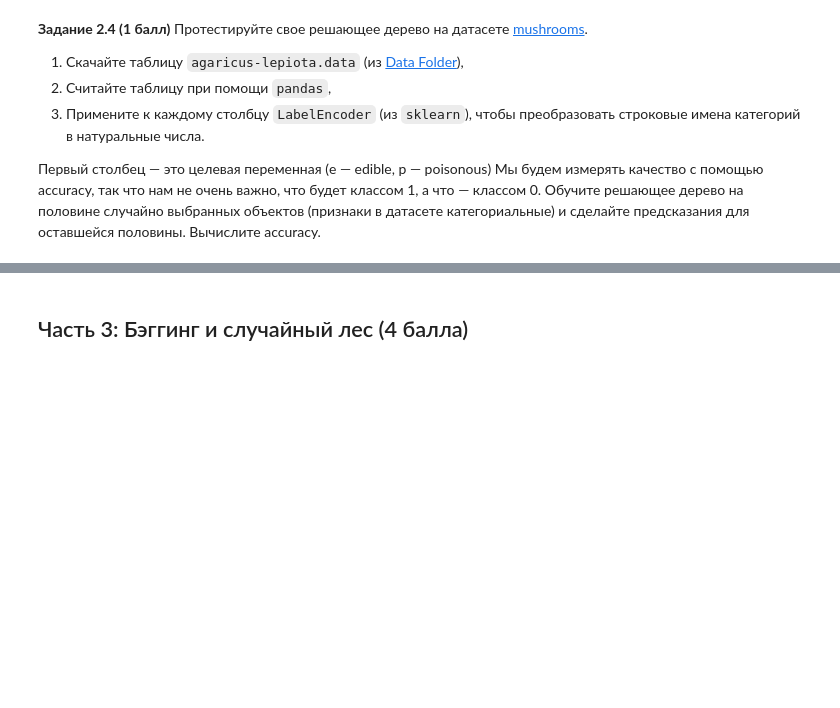
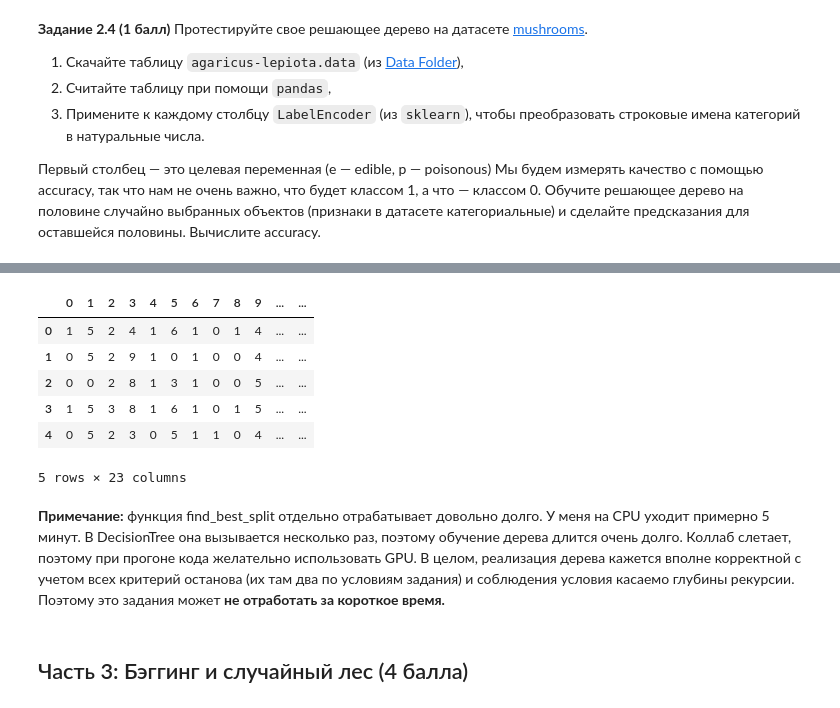
Before and after one commit to lapshinaaa/homework_machineLearning, a Jupyter notebook: hw07_trees_rf.ipynb, the cells around one changed output, grey strips where cells are left out. Cells and saved outputs as stored; diff of their text form; code cells hidden in the pictures; blank space fills up the shorter version.

Commit message:
add decision tree classifier

```diff
--- a/hw07_trees_rf.ipynb
+++ b/hw07_trees_rf.ipynb
@@ -464,0 +580,18 @@ class DecisionTree:
+# %%
+from sklearn.preprocessing import LabelEncoder
+# creating an instance of LabelEncoder
+label_encoder = LabelEncoder()
+
+# encoding the data:
+for column in data.columns:
+    data[column] = label_encoder.fit_transform(data[column])
+
+data.head()
+# %% [output]
+|  | 0 | 1 | 2 | 3 | 4 | 5 | 6 | 7 | 8 | 9 | ... | ... |
+| 0 | 1 | 5 | 2 | 4 | 1 | 6 | 1 | 0 | 1 | 4 | ... | ... |
+| 1 | 0 | 5 | 2 | 9 | 1 | 0 | 1 | 0 | 0 | 4 | ... | ... |
+| 2 | 0 | 0 | 2 | 8 | 1 | 3 | 1 | 0 | 0 | 5 | ... | ... |
+| 3 | 1 | 5 | 3 | 8 | 1 | 6 | 1 | 0 | 1 | 5 | ... | ... |
+| 4 | 0 | 5 | 2 | 3 | 0 | 5 | 1 | 1 | 0 | 4 | ... | ... |
+5 rows × 23 columns
@@ -465,3 +618,5 @@ class DecisionTree:
+# %% [markdown]
+**Примечание:** функция find_best_split отдельно отрабатывает довольно долго. У меня на CPU уходит примерно 5 минут. В DecisionTree она вызывается несколько раз, поэтому обучение дерева длится очень долго. Коллаб слетает, поэтому при прогоне кода желательно использовать GPU. В целом, реализация дерева кажется вполне корректной с учетом всех критерий останова (их там два по условиям задания) и соблюдения условия касаемо глубины рекурсии. Поэтому это задания может **не отработать за короткое время.**
 # %% [markdown]
 ## Часть 3: Бэггинг и случайный лес (4 балла)
 # %% [markdown]
```
Also changed, not shown: parts of 24 cells of this notebook.
